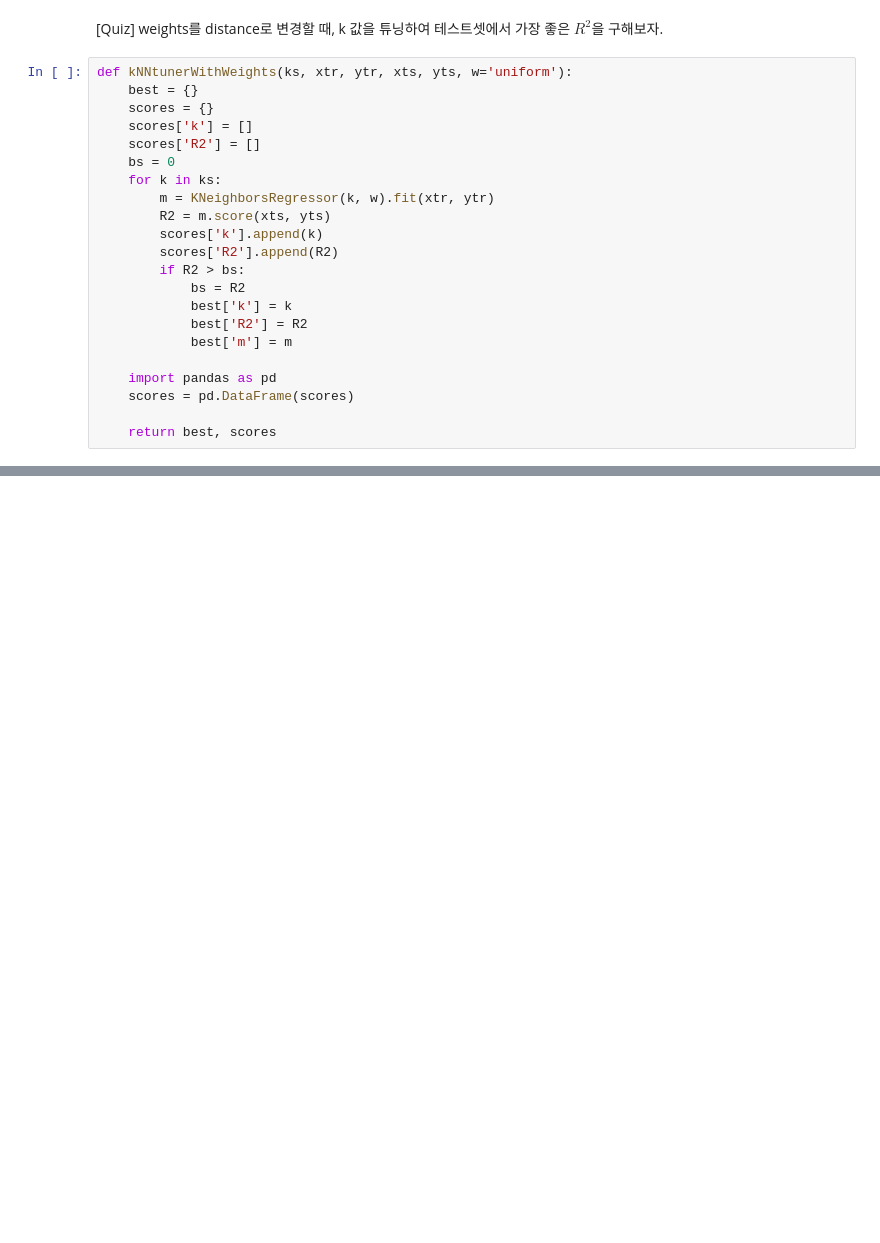
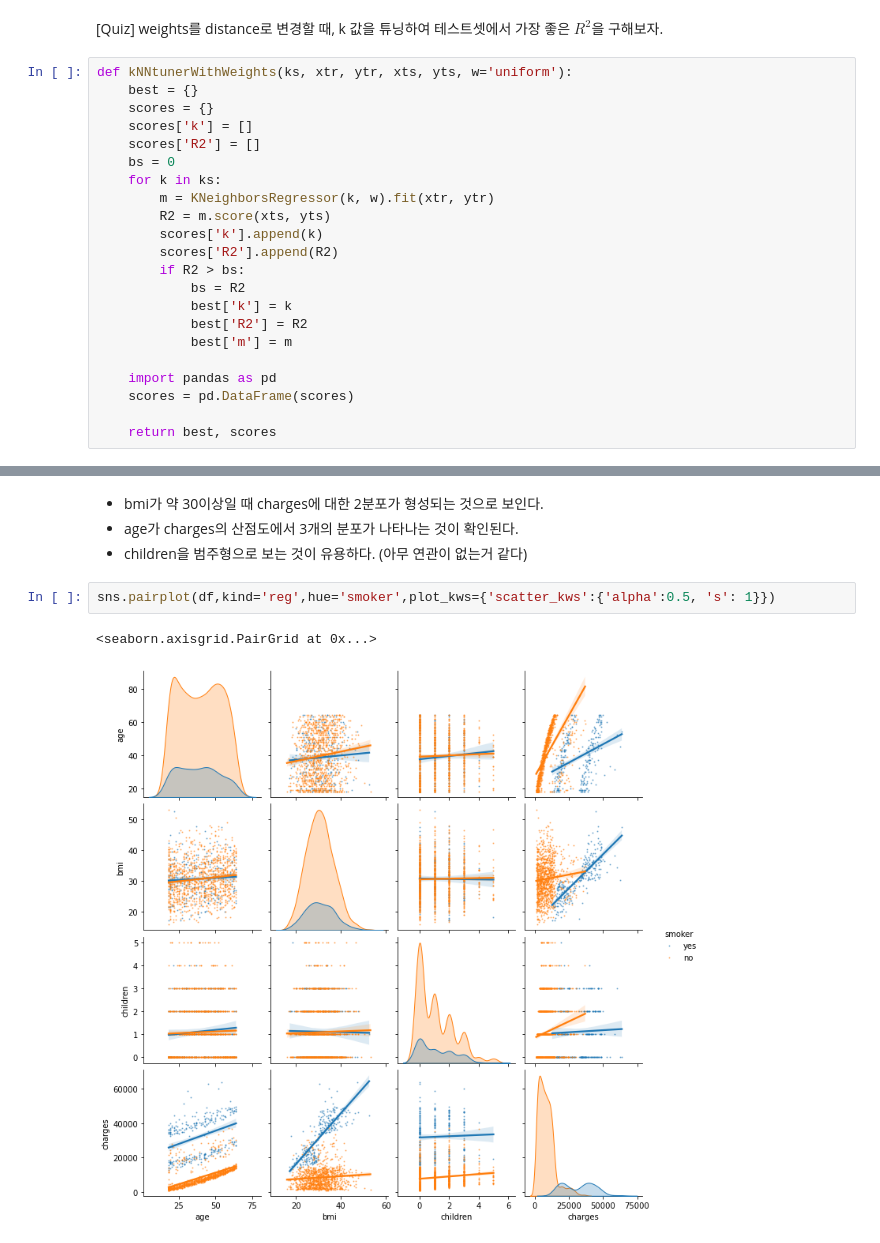
Before and after one commit to minwooking/03.Machine-Learning-Lecture-2021, a Jupyter notebook: 03_03회귀_ipynbreview.ipynb, the cells around one changed output, grey strips where cells are left out. Saved outputs shown, nothing was run; the diff lists cells and outputs as text; blank space fills up the shorter version.

```diff
--- a/03_03회귀_ipynbreview.ipynb
+++ b/03_03회귀_ipynbreview.ipynb
@@ -778,0 +865,9 @@ scores
+# %% [markdown]
+* bmi가 약 30이상일 때 charges에 대한 2분포가 형성되는 것으로 보인다.
+* age가 charges의 산점도에서 3개의 분포가 나타나는 것이 확인된다.
+* children을 범주형으로 보는 것이 유용하다. (아무 연관이 없는거 같다)
+# %%
+sns.pairplot(df,kind='reg',hue='smoker',plot_kws={'scatter_kws':{'alpha':0.5, 's': 1}})
+# %% [output]
+<seaborn.axisgrid.PairGrid at 0x...>
+[figure, added]
```
Also changed, not shown: parts of 49 cells of this notebook, 1 other file.
